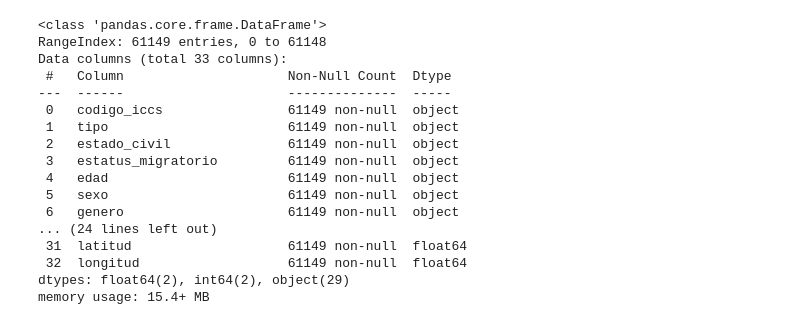
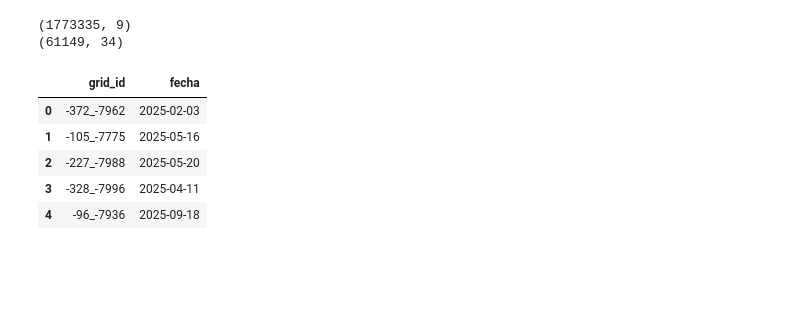
Before and after one commit to mfalvarezd/sistema-de-prediccion-espacio-temporal-de-eventos-delictivos, a Jupyter notebook: notebooks/preprocesamiento_datos_detenidos_aprehendidos.ipynb, the cells around one changed output. Saved outputs shown, nothing was run; the diff lists cells and outputs as text; code cells hidden in the pictures; blank space fills up the shorter version.

Commit message:
Preprocesamiento de datos detenidos aprehendidos

```diff
--- a/notebooks/preprocesamiento_datos_detenidos_aprehendidos.ipynb
+++ b/notebooks/preprocesamiento_datos_detenidos_aprehendidos.ipynb
@@ -27,20 +0,0 @@ df_aprehendidos.head()
-# %%
-df_aprehendidos.info()
-# %% [output]
-<class 'pandas.core.frame.DataFrame'>
-RangeIndex: 61149 entries, 0 to 61148
-Data columns (total 33 columns):
- #   Column                     Non-Null Count  Dtype
----  ------                     --------------  -----
- 0   codigo_iccs                61149 non-null  object
- 1   tipo                       61149 non-null  object
- 2   estado_civil               61149 non-null  object
- 3   estatus_migratorio         61149 non-null  object
- 4   edad                       61149 non-null  object
- 5   sexo                       61149 non-null  object
- 6   genero                     61149 non-null  object
-... (24 lines left out)
- 31  latitud                    61149 non-null  float64
- 32  longitud                   61149 non-null  float64
-dtypes: float64(2), int64(2), object(29)
-memory usage: 15.4+ MB
@@ -46,0 +6,48 @@ memory usage: 15.4+ MB
+# %%
+DATA_DIR_ECU911 = Path("../data/processed/ecu911")
+DATA_DIR_APRENDIDOS = Path("../data/interim/aprehendidos_detenidos")
+
+DATA_DIR_DEST = Path("../data/processed")
+
+df_ecu = pd.read_csv(DATA_DIR_ECU911 / "ecu911_con_coords.csv")
+df_apr = pd.read_csv(DATA_DIR_APRENDIDOS / "aprehendidos_detenidos_limpio.csv")
+
+print(df_ecu.shape)
+print(df_apr.shape)
+# %% [output]
+(1773335, 9)
+(61149, 34)
+# %%
+# Aprehensiones
+df_apr["fecha"] = pd.to_datetime(df_apr["datetime"]).dt.normalize()
+df_apr["codigo_parroquia"] = df_apr["codigo_parroquia"].astype(str).str.strip()
+
+# ECU911
+df_ecu["fecha"] = pd.to_datetime(df_ecu["fecha"]).dt.normalize()
+df_ecu["codigo_parroquia"] = df_ecu["cod_parroquia"].astype(str).str.strip()
+
+df_ecu["servicio"] = df_ecu["servicio"].astype(str).str.upper().str.strip()
+df_ecu["subtipo"] = df_ecu["subtipo"].astype(str).str.upper().str.strip()
+# %%
+# RESOLUCION DE GRID
+
+GRID_SIZE = 0.01  # ~1km (ajustable)
+
+def compute_grid_id(lat, lon, grid_size=GRID_SIZE):
+    gx = np.floor(lat / grid_size).astype(int)
+    gy = np.floor(lon / grid_size).astype(int)
+    return gx.astype(str) + "_" + gy.astype(str)
+
+df_apr["grid_id"] = compute_grid_id(
+    df_apr["latitud"],
+    df_apr["longitud"]
+)
+
+df_apr[["grid_id", "fecha"]].head()
+# %% [output]
+|  | grid_id | fecha |
+| 0 | -372_-7962 | 2025-02-03 |
+| 1 | -105_-7775 | 2025-05-16 |
+| 2 | -227_-7988 | 2025-05-20 |
+| 3 | -328_-7996 | 2025-04-11 |
+| 4 | -96_-7936 | 2025-09-18 |
```
Also changed, not shown: parts of 15 cells of this notebook.
